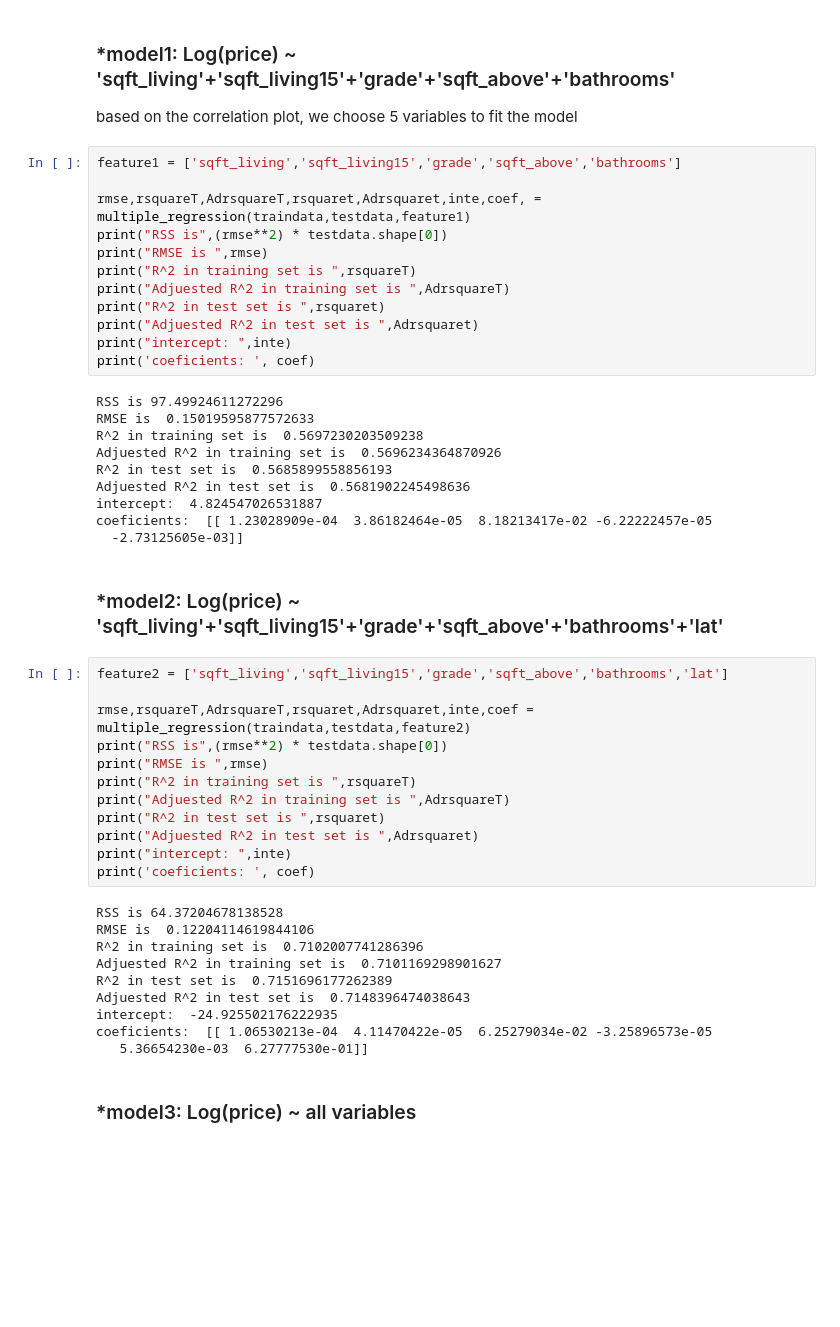
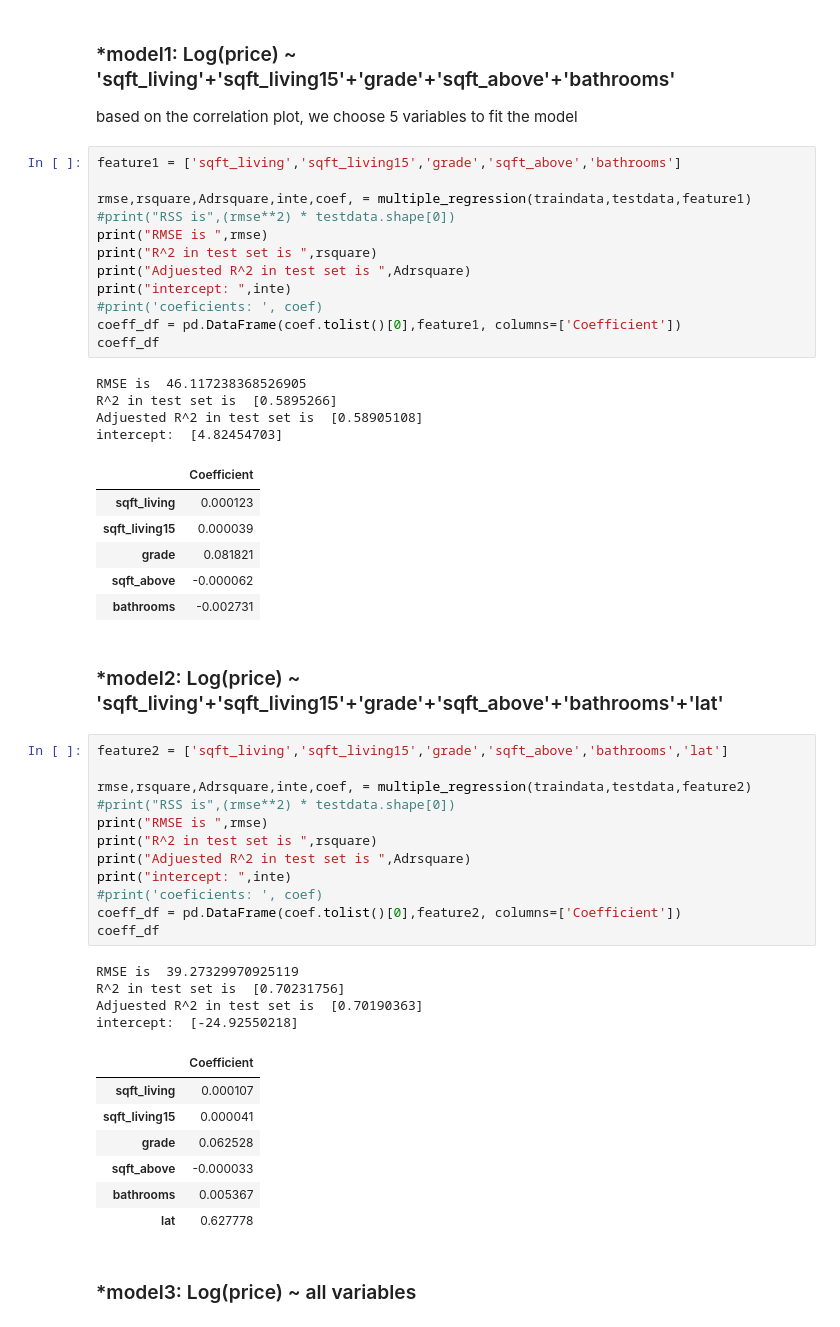
Before and after one commit to CoolGIRLCOCO/Kaggle-Examples, a Jupyter notebook: Apply Regression Methods on House Prices Prediction(Part 2).ipynb, the cells around one changed output. Saved outputs shown, nothing was run; the diff lists cells and outputs as text; blank space fills up the shorter version.

```diff
--- a/Apply Regression Methods on House Prices Prediction(Part 2).ipynb
+++ b/Apply Regression Methods on House Prices Prediction(Part 2).ipynb
@@ -245,49 +259,52 @@ based on the correlation plot, we choose 5 variables to fit the model
 # %%
 feature1 = ['sqft_living','sqft_living15','grade','sqft_above','bathrooms']
 
-rmse,rsquareT,AdrsquareT,rsquaret,Adrsquaret,inte,coef, = multiple_regression(traindata,testdata,feature1)
-print("RSS is",(rmse**2) * testdata.shape[0])
+rmse,rsquare,Adrsquare,inte,coef, = multiple_regression(traindata,testdata,feature1)
+#print("RSS is",(rmse**2) * testdata.shape[0])
 print("RMSE is ",rmse)
-print("R^2 in training set is ",rsquareT)
-print("Adjuested R^2 in training set is ",AdrsquareT)
-print("R^2 in test set is ",rsquaret)
-print("Adjuested R^2 in test set is ",Adrsquaret)
+print("R^2 in test set is ",rsquare)
+print("Adjuested R^2 in test set is ",Adrsquare)
 print("intercept: ",inte)
-print('coeficients: ', coef)
+#print('coeficients: ', coef)
+coeff_df = pd.DataFrame(coef.tolist()[0],feature1, columns=['Coefficient'])
+coeff_df
 # %% [output]
-RSS is 97.49924611272296
-RMSE is  0.15019595877572633
-R^2 in training set is  0.5697230203509238
-Adjuested R^2 in training set is  0.5696234364870926
-R^2 in test set is  0.5685899558856193
-Adjuested R^2 in test set is  0.5681902245498636
-intercept:  4.824547026531887
-coeficients:  [[ 1.23028909e-04  3.86182464e-05  8.18213417e-02 -6.22222457e-05
-  -2.73125605e-03]]
+RMSE is  46.117238368526905
+R^2 in test set is  [0.5895266]
+Adjuested R^2 in test set is  [0.58905108]
+intercept:  [4.82454703]
+|  | Coefficient |
+| sqft_living | 0.000123 |
+| sqft_living15 | 0.000039 |
+| grade | 0.081821 |
+| sqft_above | -0.000062 |
+| bathrooms | -0.002731 |
 # %% [markdown]
 ### *model2: Log(price) ~ 'sqft_living'+'sqft_living15'+'grade'+'sqft_above'+'bathrooms'+'lat'
 # %%
 feature2 = ['sqft_living','sqft_living15','grade','sqft_above','bathrooms','lat']
 
-rmse,rsquareT,AdrsquareT,rsquaret,Adrsquaret,inte,coef = multiple_regression(traindata,testdata,feature2)
-print("RSS is",(rmse**2) * testdata.shape[0])
+rmse,rsquare,Adrsquare,inte,coef, = multiple_regression(traindata,testdata,feature2)
+#print("RSS is",(rmse**2) * testdata.shape[0])
 print("RMSE is ",rmse)
-print("R^2 in training set is ",rsquareT)
-print("Adjuested R^2 in training set is ",AdrsquareT)
-print("R^2 in test set is ",rsquaret)
-print("Adjuested R^2 in test set is ",Adrsquaret)
+print("R^2 in test set is ",rsquare)
+print("Adjuested R^2 in test set is ",Adrsquare)
 print("intercept: ",inte)
-print('coeficients: ', coef)
+#print('coeficients: ', coef)
+coeff_df = pd.DataFrame(coef.tolist()[0],feature2, columns=['Coefficient'])
+coeff_df
 # %% [output]
-RSS is 64.37204678138528
-RMSE is  0.12204114619844106
-R^2 in training set is  0.7102007741286396
-Adjuested R^2 in training set is  0.7101169298901627
-R^2 in test set is  0.7151696177262389
-Adjuested R^2 in test set is  0.7148396474038643
-intercept:  -24.925502176222935
-coeficients:  [[ 1.06530213e-04  4.11470422e-05  6.25279034e-02 -3.25896573e-05
-   5.36654230e-03  6.27777530e-01]]
+RMSE is  39.27329970925119
+R^2 in test set is  [0.70231756]
+Adjuested R^2 in test set is  [0.70190363]
+intercept:  [-24.92550218]
+|  | Coefficient |
+| sqft_living | 0.000107 |
+| sqft_living15 | 0.000041 |
+| grade | 0.062528 |
+| sqft_above | -0.000033 |
+| bathrooms | 0.005367 |
+| lat | 0.627778 |
 # %% [markdown]
 ### *model3: Log(price) ~  all variables
 # %%
```
Also changed, not shown: parts of 27 cells of this notebook.
